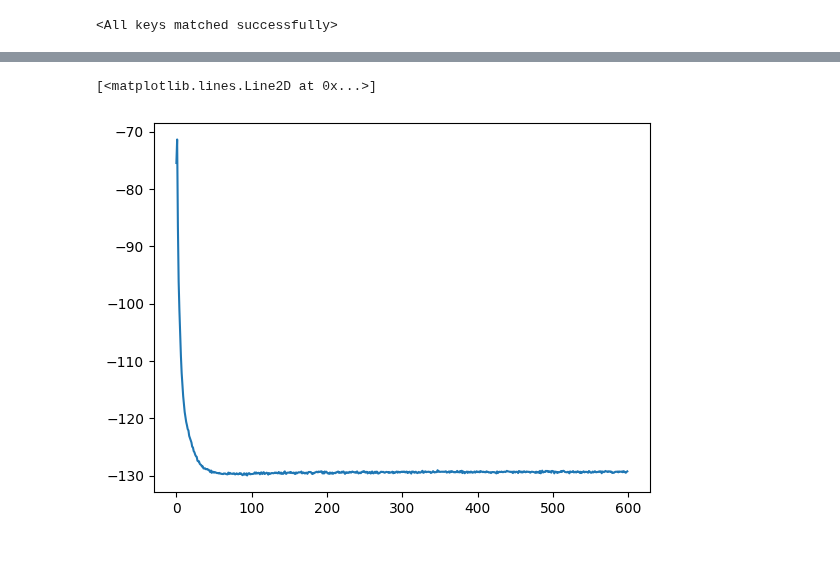
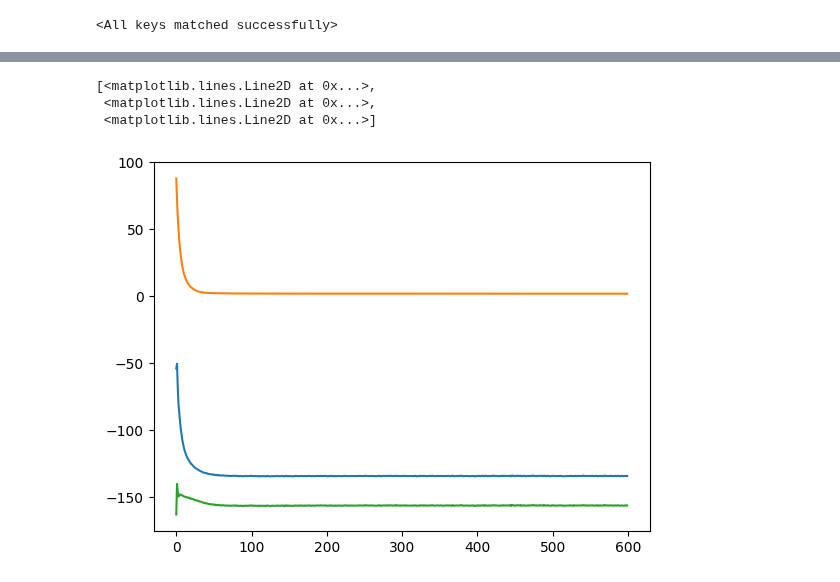
Before and after one commit to PaulBuechler-git/nf-for-inv-problems, a Jupyter notebook: deblurring.ipynb, the cells around one changed output, grey strips where cells are left out. Saved outputs shown, nothing was run; the diff lists cells and outputs as text; code cells hidden in the pictures; blank space fills up the shorter version.

```diff
--- a/deblurring.ipynb
+++ b/deblurring.ipynb
@@ -100,9 +100,12 @@ model.load_state_dict(model_weights['net_state_dict'])
 # %% [output]
 <All keys matched successfully>
 # %%
-patch_nr_regulariser = PatchNrRegulariser(model.to(DEVICE), p_size=patch_size, sample_number=40000, padding=True, padding_size=8, device=DEVICE)
+patch_nr_regulariser = PatchNrRegulariser(model.to(DEVICE), p_size=patch_size, sample_number=50000, padding=True, padding_size=8, device=DEVICE)
+# %%
+kernel_size = 7
+std = 5
 # %%
-gaussian_kernel = gaussian_kernel_generator(7, 3).to(DEVICE)
+gaussian_kernel = gaussian_kernel_generator(kernel_size, std).to(DEVICE)
 blur_operator = BlurOperator(gaussian_kernel, device=DEVICE)
 # %%
 #plot parameters
@@ -123,2 +122,3 @@ plot_image('results/deblurring/degraded_input.png', degraded_image, selected_pat
 # %%
-reconstructed = variational_model_solver(degraded_image.to(DEVICE), blur_operator, regulariser=patch_nr_regulariser, lam=0.87)
+reconstructed = variational_model_solver(degraded_image.to(DEVICE), degraded_image.clone().to(DEVICE), blur_operator, regulariser=patch_nr_regulariser, lam=0.87)
+img, loss_components = reconstructed
@@ -131,14 +132,16 @@ plot_image('results/deblurring/reconstructed.png', img.detach().cpu(), selected_
 # %%
 loss, likelihood, regularisation = loss_components
 loss = torch.tensor(loss, device='cpu')
 likelihood = torch.tensor(likelihood, device='cpu')
 regularisation = torch.tensor(regularisation, device='cpu')
 
 plt.plot([i for i in zip(
     loss,
-  #  likelihood,
-#    regularisation
+    likelihood,
+    regularisation
 )])
 # %% [output]
-[<matplotlib.lines.Line2D at 0x...>]
+[<matplotlib.lines.Line2D at 0x...>,
+ <matplotlib.lines.Line2D at 0x...>,
+ <matplotlib.lines.Line2D at 0x...>]
-[figure, old version]
+[figure, new version]
```
Also changed, not shown: parts of 9 cells of this notebook, 4 other files.
